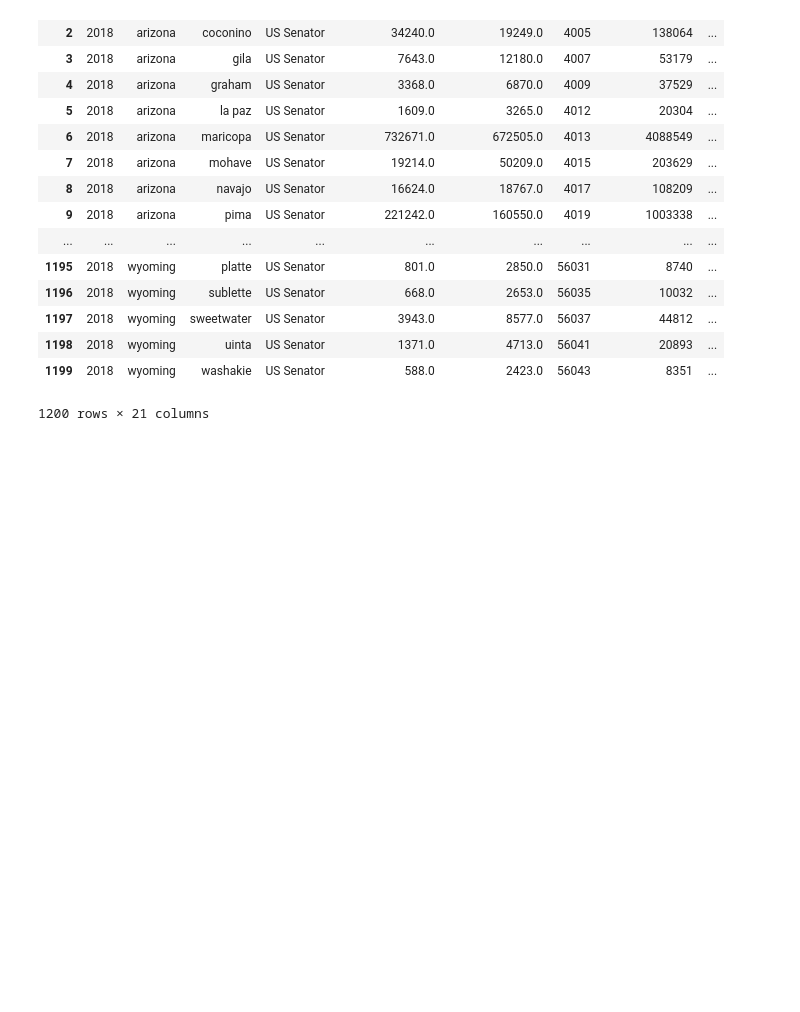
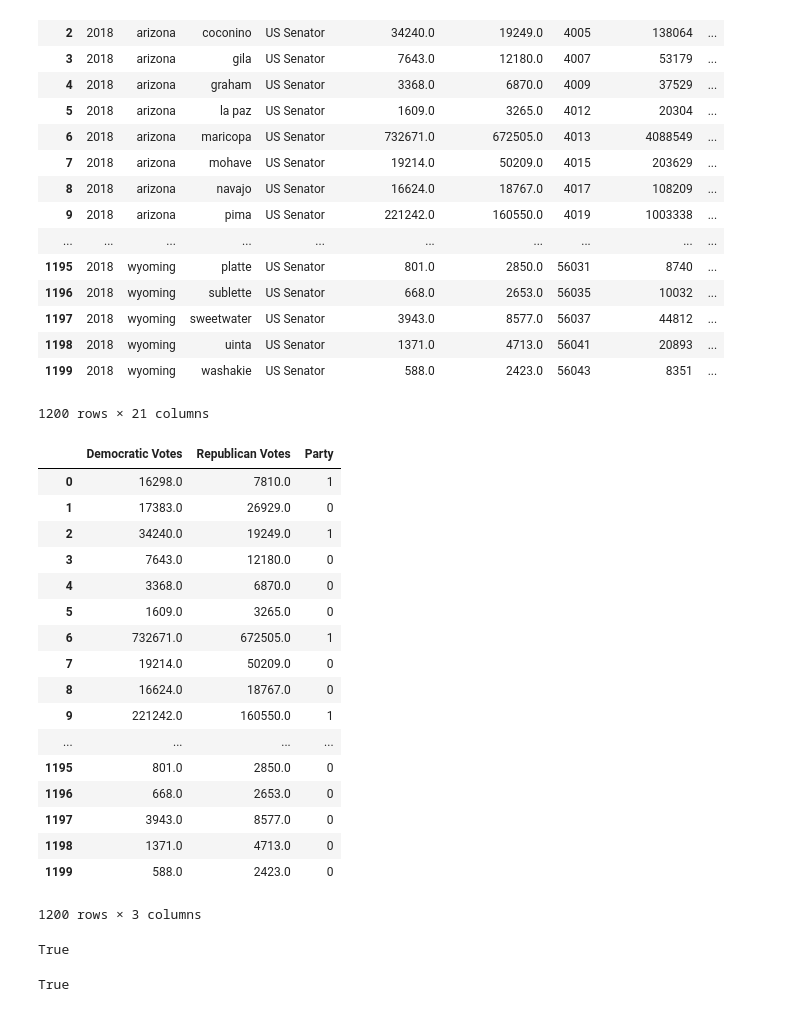
Before and after one commit to samujjwaal/US-Election-Data-Exploration, a Jupyter notebook: Project-1-CS-418.ipynb, the cells around one changed output. Saved outputs shown, nothing was run; the diff lists cells and outputs as text; code cells hidden in the pictures; blank space fills up the shorter version.

Commit message:
Updated more tasks

```diff
--- a/Project-1-CS-418.ipynb
+++ b/Project-1-CS-418.ipynb
@@ -217,3 +218,40 @@ merged_data
 | 1198 | 2018 | wyoming | uinta | US Senator | 1371.0 | 4713.0 | 56041 | 20893 | ... |
 | 1199 | 2018 | wyoming | washakie | US Senator | 588.0 | 2423.0 | 56043 | 8351 | ... |
 1200 rows × 21 columns
+# %%
+#Task 5
+merged_data['Party'] = np.where(merged_data['Democratic Votes'] > merged_data['Republican Votes'], 1, 0)
+#merged_data[['Democratic Votes', 'Republican Votes', 'Party']]
+# %% [output]
+|  | Democratic Votes | Republican Votes | Party |
+| 0 | 16298.0 | 7810.0 | 1 |
+| 1 | 17383.0 | 26929.0 | 0 |
+| 2 | 34240.0 | 19249.0 | 1 |
+| 3 | 7643.0 | 12180.0 | 0 |
+| 4 | 3368.0 | 6870.0 | 0 |
+| 5 | 1609.0 | 3265.0 | 0 |
+| 6 | 732671.0 | 672505.0 | 1 |
+| 7 | 19214.0 | 50209.0 | 0 |
+| 8 | 16624.0 | 18767.0 | 0 |
+| 9 | 221242.0 | 160550.0 | 1 |
+| ... | ... | ... | ... |
+| 1195 | 801.0 | 2850.0 | 0 |
+| 1196 | 668.0 | 2653.0 | 0 |
+| 1197 | 3943.0 | 8577.0 | 0 |
+| 1198 | 1371.0 | 4713.0 | 0 |
+| 1199 | 588.0 | 2423.0 | 0 |
+1200 rows × 3 columns
+# %%
+#Task 6(TODO)
+demo_mean = merged_data.groupby(['Party']).get_group(1).mean()
+repub_mean = merged_data.groupby(['Party']).get_group(0).mean()
+demo_mean['Total Population'] > repub_mean['Total Population']
+# %% [output]
+True
+# %%
+#Task 7(TODO)
+demo_mean = merged_data.groupby(['Party']).get_group(1).mean()
+repub_mean = merged_data.groupby(['Party']).get_group(0).mean()
+demo_mean['Median Household Income'] > repub_mean['Median Household Income']
+# %% [output]
+True
```
Also changed, not shown: parts of 2 cells of this notebook.
